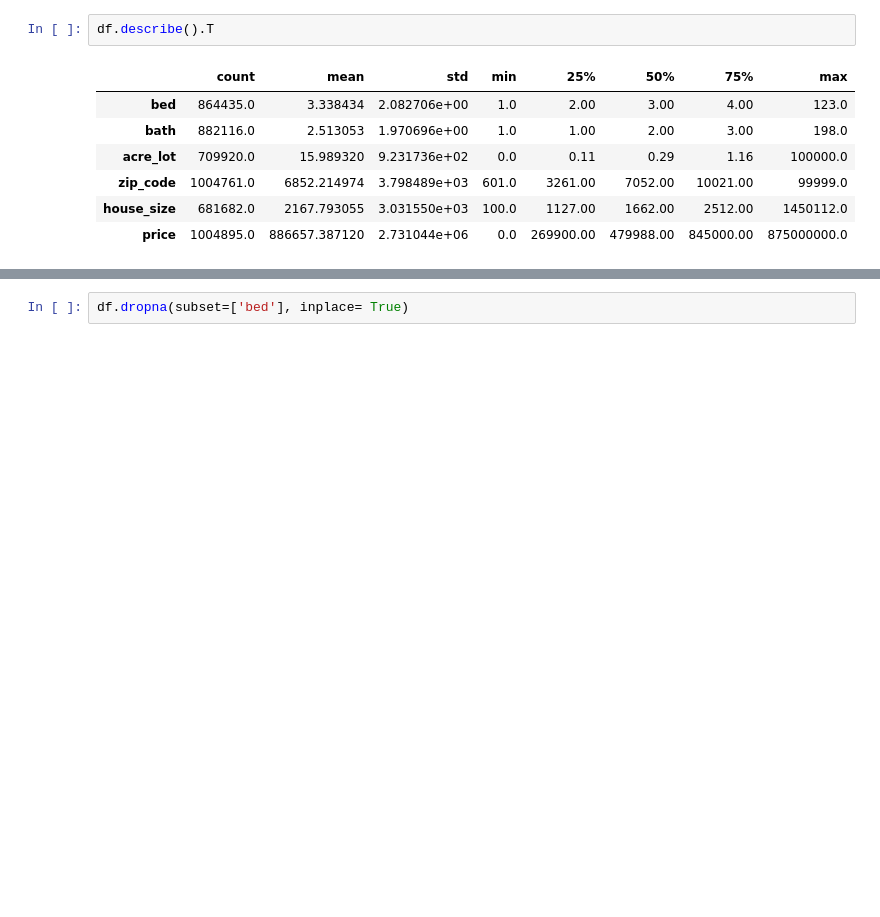
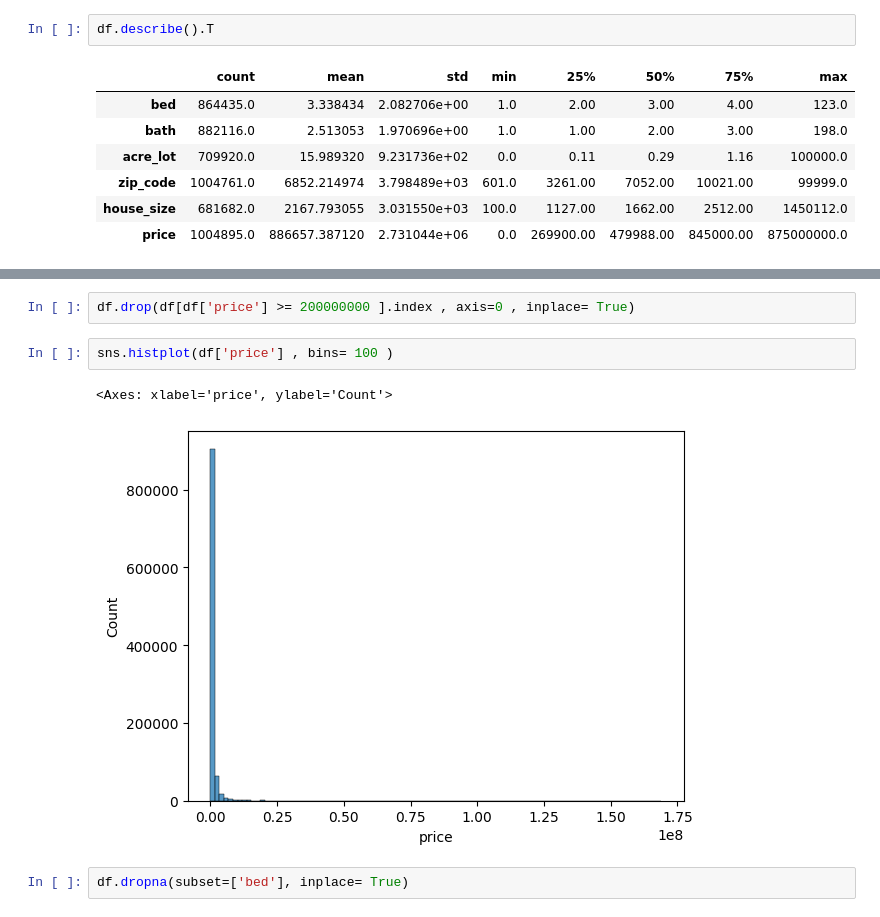
Before and after one commit to zinakhazaee/MachineLearning-SupervisedLearning_Regression, a Jupyter notebook: usa_real_estate.ipynb, the cells around one changed output, grey strips where cells are left out. Saved outputs shown, nothing was run; the diff lists cells and outputs as text; blank space fills up the shorter version.

```diff
--- a/usa_real_estate.ipynb
+++ b/usa_real_estate.ipynb
@@ -156,3 +116,10 @@ df.describe().T
+# %%
+df.drop(df[df['price'] >= 200000000 ].index , axis=0 , inplace= True)
+# %%
+sns.histplot(df['price'] , bins= 100 )
+# %% [output]
+<Axes: xlabel='price', ylabel='Count'>
+[figure, added]
 # %%
 df.dropna(subset=['bed'], inplace= True)
 # %%
```
Also changed, not shown: parts of 19 cells of this notebook.
